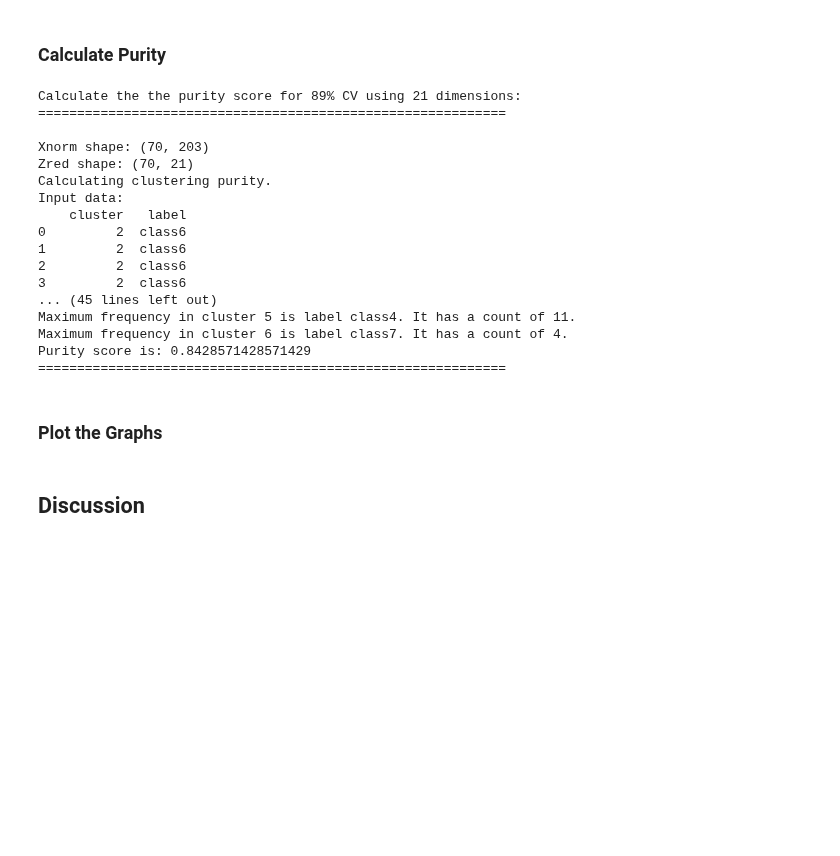
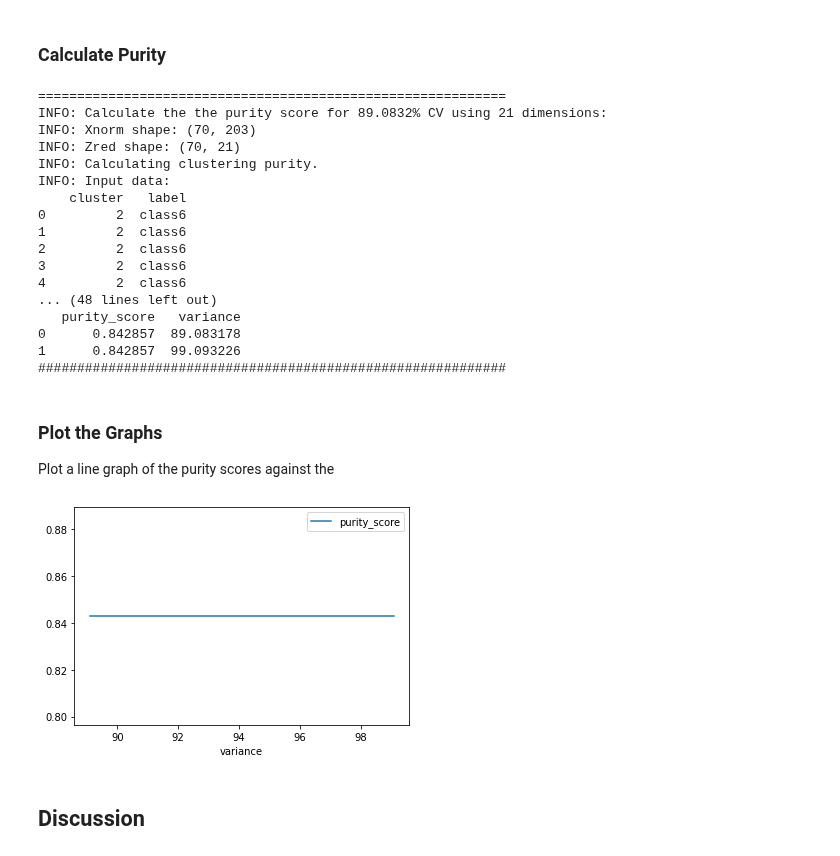
Before and after one commit to bryonbaker/SIT720, a Jupyter notebook: Ass2/SIT720_A2_85031775.ipynb, the cells around one changed output. Cells and saved outputs as stored; diff of their text form; code cells hidden in the pictures; blank space fills up the shorter version.

Commit message:
Completed coding part of part A. (discussions left to be done.)

```diff
--- a/Ass2/SIT720_A2_85031775.ipynb
+++ b/Ass2/SIT720_A2_85031775.ipynb
@@ -283,16 +298,20 @@ def calculatePurity(data):
 
 # Using the dictionary of cumulative variance and number of principal components created in the earlier question
 # Calculate the purity score for each.
+
+# Creaye a data frame for the final plot.
+results_df = pd.DataFrame(columns=['purity_score', 'variance'])
+
 for percentage in dimensions:
+    print("\n"+"="*60)
     n = dimensions[percentage]
-    print(f"Calculate the the purity score for {percentage}% CV using {n} dimensions:")
-    print("="*60+"\n")
+    print("INFO: Calculate the the purity score for {:.4f}% CV using {} dimensions:".format(percentage,n))
 
     # Perform the dimensionality reduction using the supplied number of components.
     pca = PCA(n_components=n)
     Zred = pca.fit_transform(Xnorm)
-    print("Xnorm shape: {}".format(Xnorm.shape))
-    print("Zred shape: {}".format(Zred.shape))
+    print("INFO: Xnorm shape: {}".format(Xnorm.shape))
+    print("INFO: Zred shape: {}".format(Zred.shape))
 
     # Perform the K-Means clustering. Given the anlysis in Q1 we will use the number of classes in the original dataset for this clustering activity.
     km = KMeans( n_clusters=num_classes_in_dataset, init='random', n_init=10, max_iter=300, tol=1e-04, random_state=0 )
@@ -304,27 +323,46 @@ for percentage in dimensions:
     d.columns = ['cluster', 'label']
     # print("Allocation of labels to clusters is:\n{}".format(d))
     purity = calculatePurity(d)
-    print(f"Purity score is: {purity}")
-    print("="*60+"\n")
+    print(f"INFO: Purity score is: {purity}")
+    results_df = results_df.append({'purity_score': purity, 'variance': percentage}, ignore_index=True)
+
+
+# Print the summary results
+print("\n"+"#"*60)
+print("Purity scores by cumulative variance results:")
+print(results_df)
+
+
+print("#"*60+"\n")
 # %% [output]
-Calculate the the purity score for 89% CV using 21 dimensions:
 ============================================================
-
-Xnorm shape: (70, 203)
-Zred shape: (70, 21)
-Calculating clustering purity.
-Input data:
+INFO: Calculate the the purity score for 89.0832% CV using 21 dimensions:
+INFO: Xnorm shape: (70, 203)
+INFO: Zred shape: (70, 21)
+INFO: Calculating clustering purity.
+INFO: Input data:
     cluster   label
 0         2  class6
 1         2  class6
 2         2  class6
 3         2  class6
-... (45 lines left out)
-Maximum frequency in cluster 5 is label class4. It has a count of 11.
-Maximum frequency in cluster 6 is label class7. It has a count of 4.
-Purity score is: 0.8428571428571429
-============================================================
+4         2  class6
+... (48 lines left out)
+   purity_score   variance
+0      0.842857  89.083178
+1      0.842857  99.093226
+############################################################
 # %% [markdown]
 ### Plot the Graphs
+Plot a line graph of the purity scores against the
+# %%
+# gca stands for 'get current axis'
+ax = plt.gca()
+
+results_df.plot(kind='line',x='variance',y='purity_score',ax=ax)
+
+plt.show()
+# %% [output]
+[figure, added]
 # %% [markdown]
 ## Discussion
```
Also changed, not shown: parts of 3 cells of this notebook.
